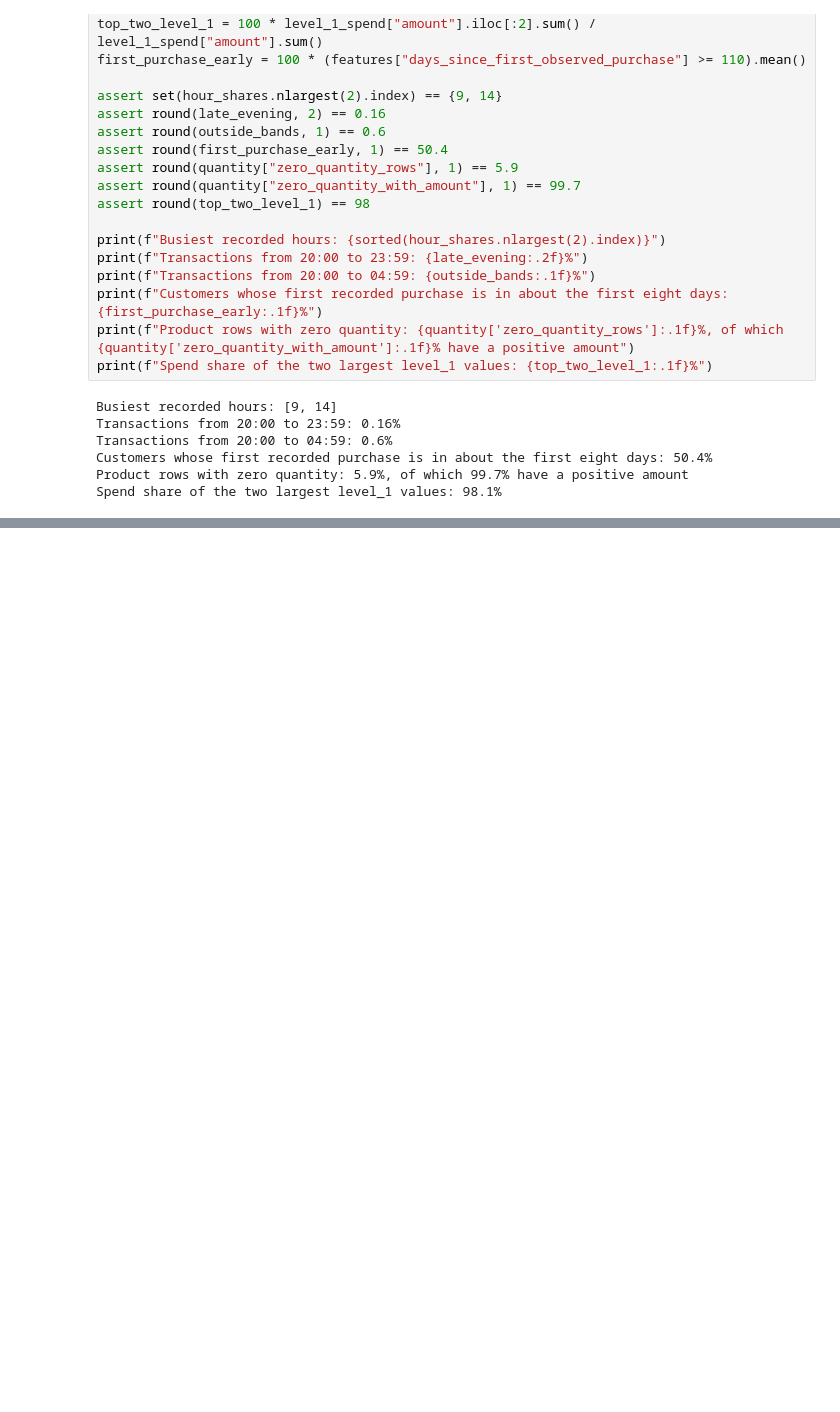
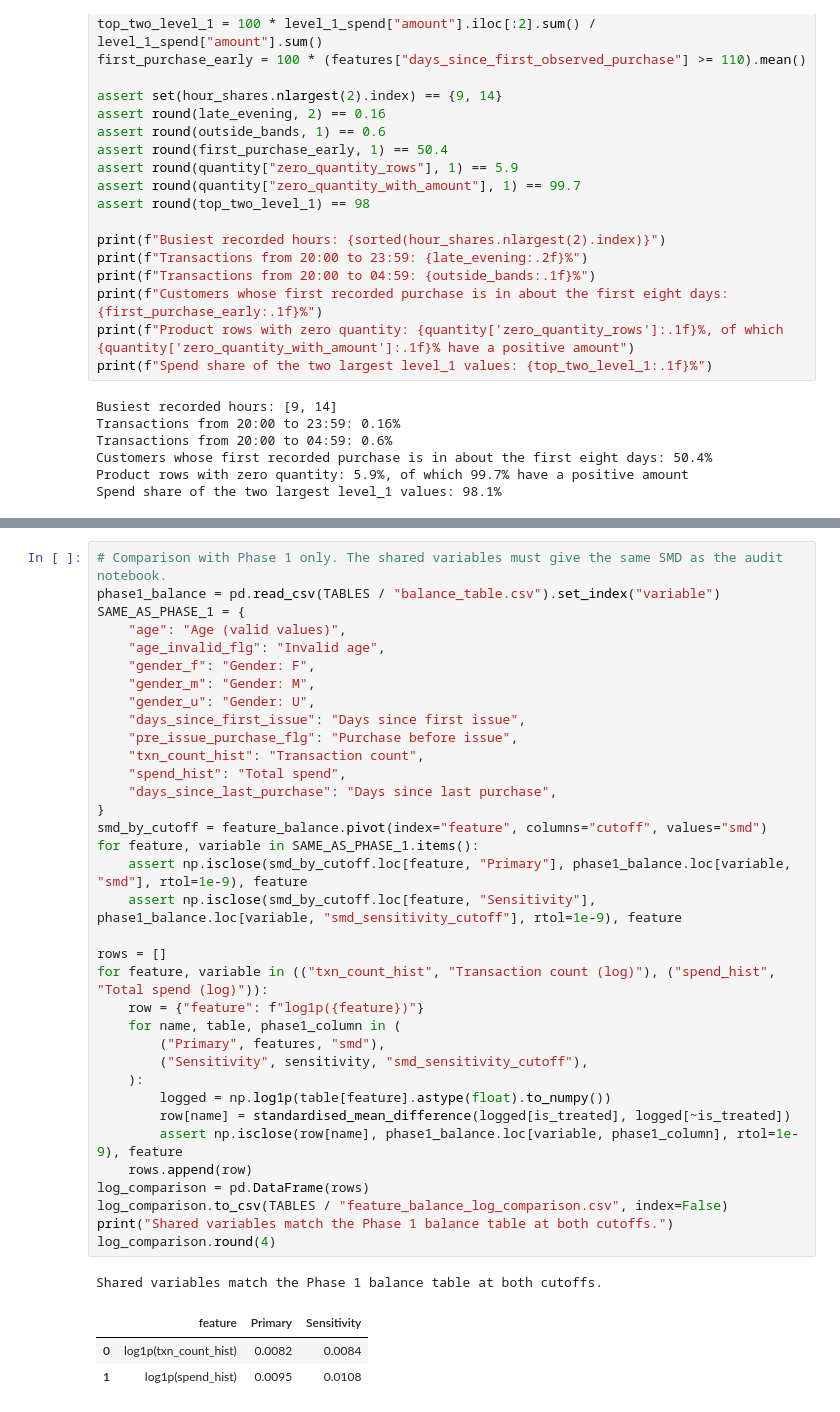
Before and after one commit to La-pinoz/Uplift_Analysis, a Jupyter notebook: notebooks/02_feature_engineering.ipynb, the cells around one changed output, grey strips where cells are left out. Saved outputs shown, nothing was run; the diff lists cells and outputs as text; blank space fills up the shorter version.

```diff
--- a/notebooks/02_feature_engineering.ipynb
+++ b/notebooks/02_feature_engineering.ipynb
@@ -841,0 +946,40 @@ Spend share of the two largest level_1 values: 98.1%
+# %%
+# Comparison with Phase 1 only. The shared variables must give the same SMD as the audit notebook.
+phase1_balance = pd.read_csv(TABLES / "balance_table.csv").set_index("variable")
+SAME_AS_PHASE_1 = {
+    "age": "Age (valid values)",
+    "age_invalid_flg": "Invalid age",
+    "gender_f": "Gender: F",
+    "gender_m": "Gender: M",
+    "gender_u": "Gender: U",
+    "days_since_first_issue": "Days since first issue",
+    "pre_issue_purchase_flg": "Purchase before issue",
+    "txn_count_hist": "Transaction count",
+    "spend_hist": "Total spend",
+    "days_since_last_purchase": "Days since last purchase",
+}
+smd_by_cutoff = feature_balance.pivot(index="feature", columns="cutoff", values="smd")
+for feature, variable in SAME_AS_PHASE_1.items():
+    assert np.isclose(smd_by_cutoff.loc[feature, "Primary"], phase1_balance.loc[variable, "smd"], rtol=1e-9), feature
+    assert np.isclose(smd_by_cutoff.loc[feature, "Sensitivity"], phase1_balance.loc[variable, "smd_sensitivity_cutoff"], rtol=1e-9), feature
+
+rows = []
+for feature, variable in (("txn_count_hist", "Transaction count (log)"), ("spend_hist", "Total spend (log)")):
+    row = {"feature": f"log1p({feature})"}
+    for name, table, phase1_column in (
+        ("Primary", features, "smd"),
+        ("Sensitivity", sensitivity, "smd_sensitivity_cutoff"),
+    ):
+        logged = np.log1p(table[feature].astype(float).to_numpy())
+        row[name] = standardised_mean_difference(logged[is_treated], logged[~is_treated])
+        assert np.isclose(row[name], phase1_balance.loc[variable, phase1_column], rtol=1e-9), feature
+    rows.append(row)
+log_comparison = pd.DataFrame(rows)
+log_comparison.to_csv(TABLES / "feature_balance_log_comparison.csv", index=False)
+print("Shared variables match the Phase 1 balance table at both cutoffs.")
+log_comparison.round(4)
+# %% [output]
+Shared variables match the Phase 1 balance table at both cutoffs.
+|  | feature | Primary | Sensitivity |
+| 0 | log1p(txn_count_hist) | 0.0082 | 0.0084 |
+| 1 | log1p(spend_hist) | 0.0095 | 0.0108 |
```
Also changed, not shown: parts of 14 cells of this notebook, 8 other files.
